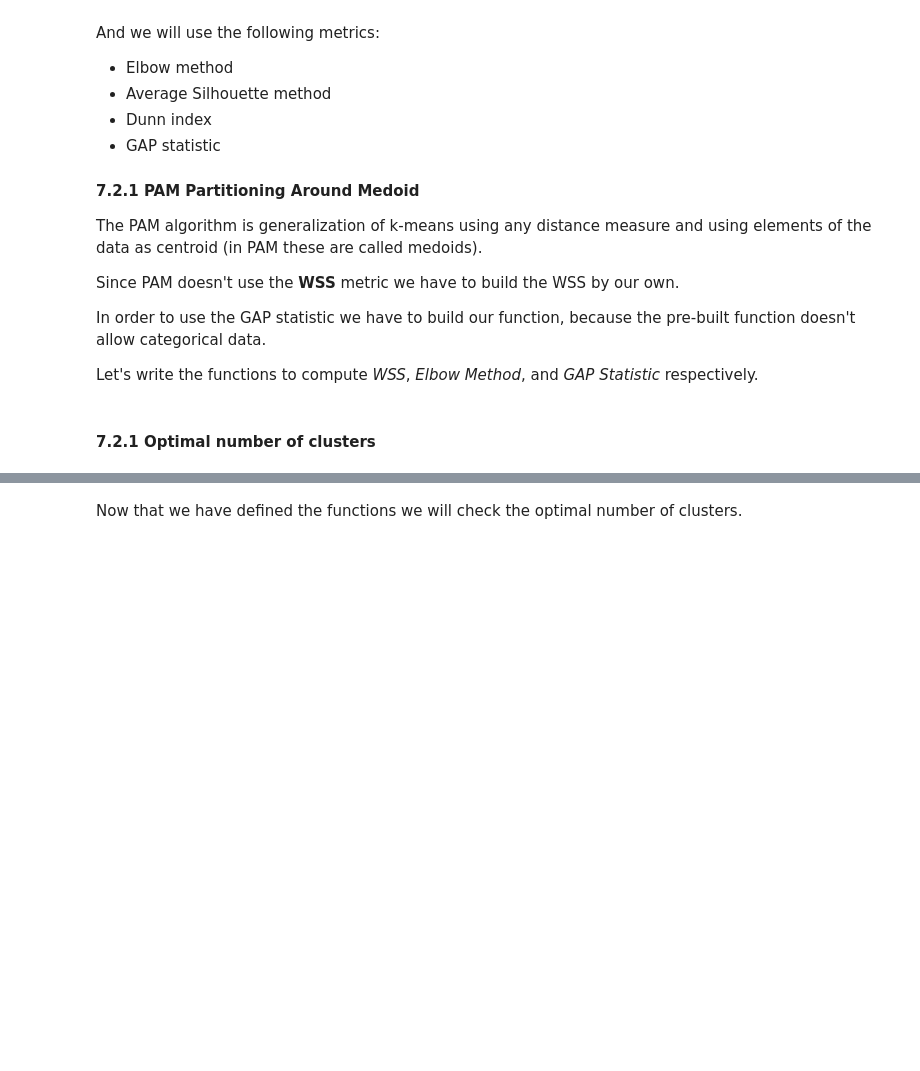
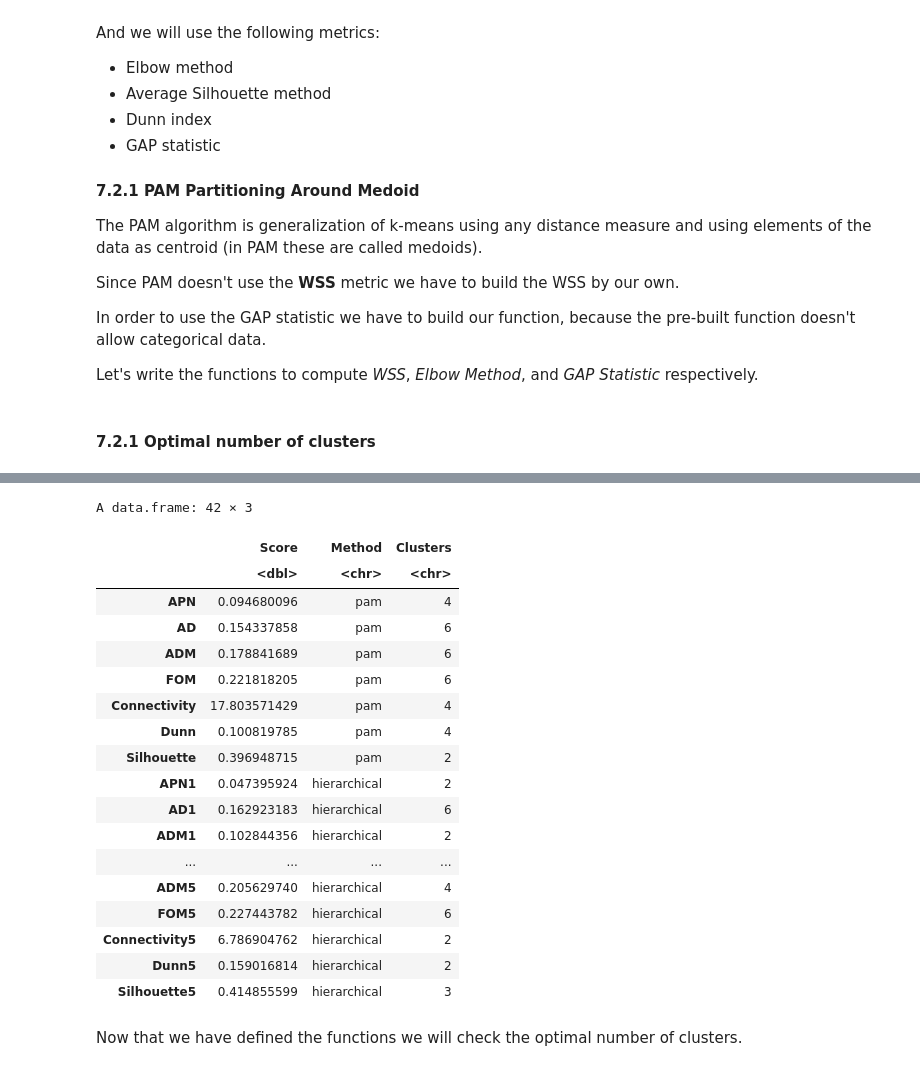
Before and after one commit to biagio-incardona/biagio-incardona.github.io, a Jupyter notebook: Report_Incardona_Biagio.ipynb, the cells around one changed output, grey strips where cells are left out. Drawn from its saved outputs; the diff is of its cells as text; code cells hidden in the pictures; blank space fills up the shorter version.

```diff
--- a/Report_Incardona_Biagio.ipynb
+++ b/Report_Incardona_Biagio.ipynb
@@ -907,6 +1088,8 @@ pam.GAP <- function(dist, data, m, B, K){
   return(k)
 }
 
+
+
 checkBestN <- function(){
   # GAP
   #pam.gap <- pam.GAP(dist = dist, data = insurance.scaled, m = 500, B = 50, K = 6)
@@ -943,13 +1126,26 @@ checkBestN <- function(){
 
   optimals <- myClValid::optimalScores(pam.clvalid)
   optimals <- rbind(optimals, h.ward.D,h.ward.D2,h.single,h.complete,h.average)
+  type <- c("/", "/", "/","/","/","/","/",
+              "ward.D","ward.D","ward.D","ward.D","ward.D","ward.D","ward.D",
+              "ward.D2", "ward.D2", "ward.D2", "ward.D2", "ward.D2", "ward.D2", "ward.D2",
+              "single","single","single","single","single","single","single",
+              "complete","complete","complete","complete","complete","complete","complete",
+              "average","average","average","average","average","average","average")
+  optimals <- cbind(optimals[,1:2,drop=F], type, optimals[,3,drop=F])
   return(optimals[,-1])
+}
+getmode <- function(v) {
+   uniqv <- unique(v)
+   uniqv[which.max(tabulate(match(v, uniqv)))]
 }
 
 # elbow
 #pam.elbow(dist = dist, K = 6)
 #proviamo <- checkBestN()
 #print(proviamo)
+bestNs <- checkBestN()
+getmode(bestNs)
 # %%
  print("starting --> pam")
   pam.clvalid <- myClValid::myClValid.cat(insurance.scaled, nClust = 2:6, clMethods = "pam",
@@ -991,0 +1196,17 @@ print(optimals)
+# %%
+optimals <- myClValid::optimalScores(pam.clvalid)
+optimals <- rbind(optimals, h.ward.D,h.ward.D2,h.single,h.complete,h.average)
+getmode <- function(v) {
+   uniqv <- unique(v)
+   uniqv[which.max(tabulate(match(v, uniqv)))]
+}
+
+  type <- c("/", "/", "/","/","/","/","/",
+              "ward.D","ward.D","ward.D","ward.D","ward.D","ward.D","ward.D",
+              "ward.D2", "ward.D2", "ward.D2", "ward.D2", "ward.D2", "ward.D2", "ward.D2",
+              "single","single","single","single","single","single","single",
+              "complete","complete","complete","complete","complete","complete","complete",
+              "average","average","average","average","average","average","average")
+optimals <- cbind(optimals[,1:2,drop=F], type, optimals[,3,drop=F])
+library(dplyr)
+optimals %>% group_by(type) %>% summarise(mode = getmode(Clusters), mean = mean(Clusters))
@@ -992,3 +1224,25 @@ print(optimals)
+# %%
+optimals
+# %% [output]
+A data.frame: 42 × 3
+|  | Score | Method | Clusters |
+|  | <dbl> | <chr> | <chr> |
+| APN | 0.094680096 | pam | 4 |
+| AD | 0.154337858 | pam | 6 |
+| ADM | 0.178841689 | pam | 6 |
+| FOM | 0.221818205 | pam | 6 |
+| Connectivity | 17.803571429 | pam | 4 |
+| Dunn | 0.100819785 | pam | 4 |
+| Silhouette | 0.396948715 | pam | 2 |
+| APN1 | 0.047395924 | hierarchical | 2 |
+| AD1 | 0.162923183 | hierarchical | 6 |
+| ADM1 | 0.102844356 | hierarchical | 2 |
+| ... | ... | ... | ... |
+| ADM5 | 0.205629740 | hierarchical | 4 |
+| FOM5 | 0.227443782 | hierarchical | 6 |
+| Connectivity5 | 6.786904762 | hierarchical | 2 |
+| Dunn5 | 0.159016814 | hierarchical | 2 |
+| Silhouette5 | 0.414855599 | hierarchical | 3 |
 # %% [markdown]
 Now that we have defined the functions we will check the optimal number of clusters.
 # %%
```
Also changed, not shown: parts of 61 cells of this notebook.
